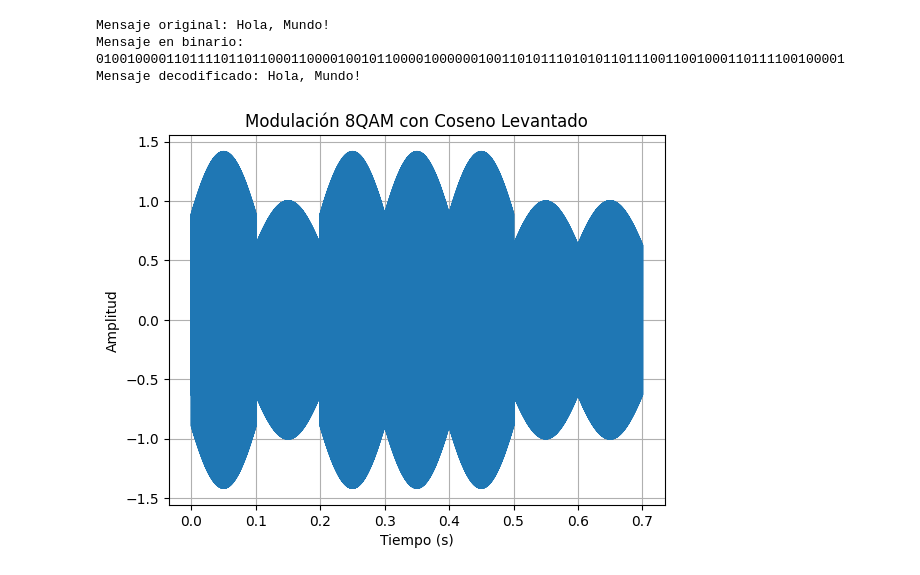
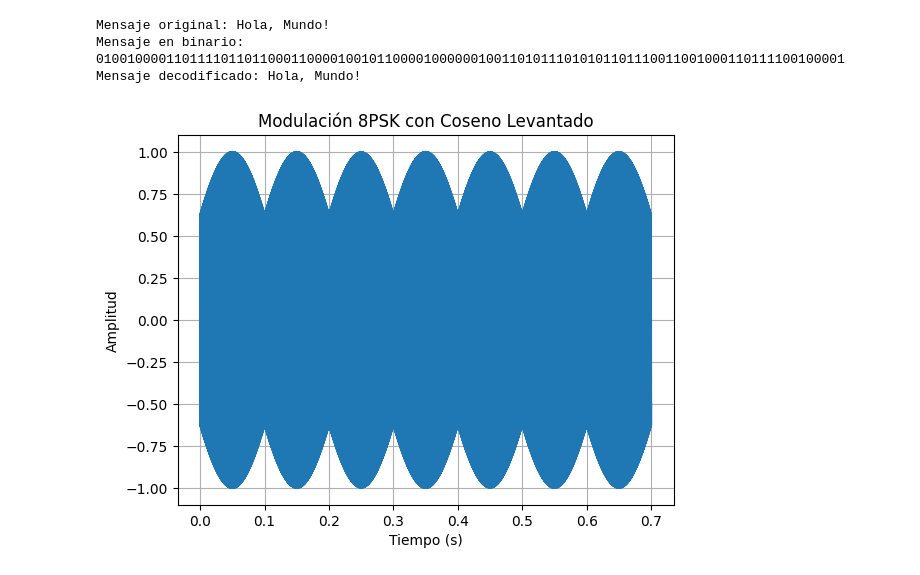
Before and after one commit to jbcgames/Proyecto_Final_PDS, a Jupyter notebook: Transmisor.ipynb, the cells around one changed output. Drawn from its saved outputs; the diff is of its cells as text; code cells hidden in the pictures.

```diff
--- a/Transmisor.ipynb
+++ b/Transmisor.ipynb
@@ -27,10 +27,9 @@ Mensaje original: Hola, Mundo!
 Mensaje en binario: 010010000110111101101100011000010010110000100000010011010111010101101110011001000110111100100001
 Mensaje decodificado: Hola, Mundo!
 # %%
+# --- Función 8PSK ---
 import numpy as np
-import math
-
-# --- Pulso Raised Cosine básico ---
+import matplotlib.pyplot as plt
 def raised_cosine_pulse(Tb, fs, beta=0.25):
     N = int(Tb * fs)
     t = np.linspace(-Tb/2, Tb/2, N)
@@ -47,14 +46,11 @@ def raised_cosine_pulse(Tb, fs, beta=0.25):
                     (1 - (2 * beta * ti / Tb)**2))
 
     return h, N
+def modulate_8psk(bits, Tb, fs, fc, beta=0.25):
+    """
+    Modula una cadena de bits usando 8PSK + Raised Cosine.
 
-
-# --- Función 8QAM ---
-def modulate_8qam(bits, Tb, fs, fc, beta=0.25):
-    """
-    Modula una cadena de bits usando 8QAM + Raised Cosine.
-
-    bits : str       Cadena de bits (long múltiplo de 3)
+    bits : str       Cadena de bits (múltiplo de 3)
     Tb   : float     Duración de símbolo (NO de bit)
     fs   : float     Frecuencia de muestreo
     fc   : float     Frecuencia de portadora
@@ -63,66 +59,68 @@ def modulate_8qam(bits, Tb, fs, fc, beta=0.25):
 
     # Verificación
     if len(bits) % 3 != 0:
-        raise ValueError("La cantidad de bits debe ser múltiplo de 3 para 8QAM.")
+        raise ValueError("La cantidad de bits debe ser múltiplo de 3 para 8PSK.")
 
-    # --- Mapeo Gray 3 bits → (I,Q) ---
+    # --- Mapeo Gray 3 bits → ángulo ---
+    # 8-PSK de amplitud CONSTANTE = 1
     mapping = {
-        "000": (-1, -1),
-        "001": (-1,  0),
-        "011": (-1, +1),
-        "010": ( 0, +1),
-        "110": (+1, +1),
-        "111": (+1,  0),
-        "101": (+1, -1),
-        "100": ( 0, -1),
+        "000": 0,
+        "001": np.pi/4,
+        "011": np.pi/2,
+        "010": 3*np.pi/4,
+        "110": np.pi,
+        "111": 5*np.pi/4,
+        "101": 3*np.pi/2,
+        "100": 7*np.pi/4,
     }
 
     symbols = [bits[i:i+3] for i in range(0, len(bits), 3)]
-    IQ = np.array([mapping[s] for s in symbols])
+    phases = np.array([mapping[s] for s in symbols])
 
     # --- Pulso Raised Cosine ---
     h, N = raised_cosine_pulse(Tb, fs, beta)
 
     total_samples = len(symbols) * N
     t = np.linspace(0, Tb * len(symbols), total_samples, endpoint=False)
 
-    # Señales banda base I(t) y Q(t)
+    # Señales I(t) y Q(t) generadas desde fase
     I = np.zeros(total_samples)
     Q = np.zeros(total_samples)
 
-    for k, (I0, Q0) in enumerate(IQ):
+    for k, phi in enumerate(phases):
+        I0 = np.cos(phi)
+        Q0 = np.sin(phi)
+
         start = k * N
         end = start + N
+
         I[start:end] += I0 * h
         Q[start:end] += Q0 * h
 
-    # --- Modulación en frecuencia ---
+    # --- Modulación pasabanda ---
     carrier_cos = np.cos(2 * np.pi * fc * t)
     carrier_sin = np.sin(2 * np.pi * fc * t)
 
-    # Señal 8QAM pasabanda
+    # Señal 8PSK pasabanda
     s = I * carrier_cos - Q * carrier_sin
 
     return t, s, I, Q
-
-import matplotlib.pyplot as plt
-
 bits = "000001011110101100111"   # múltiplo de 3
-Tb = 0.1        # duración de símbolo
+Tb = 0.1
 fs = 100000
 fc = 2000
 beta = 0.25
 
-t, s, I, Q = modulate_8qam(bits, Tb, fs, fc, beta)
+t, s, I, Q = modulate_8psk(bits, Tb, fs, fc, beta)
 
 plt.plot(t, s)
-plt.title("Modulación 8QAM con Coseno Levantado")
+plt.title("Modulación 8PSK con Coseno Levantado")
 plt.xlabel("Tiempo (s)")
 plt.ylabel("Amplitud")
 plt.grid()
 plt.show()
 # %% [output]
-[figure, old version]
+[figure, new version]
 # %%
 import numpy as np
 from scipy.io.wavfile import write
```
Also changed, not shown: parts of 1 cell of this notebook, 1 other file.
